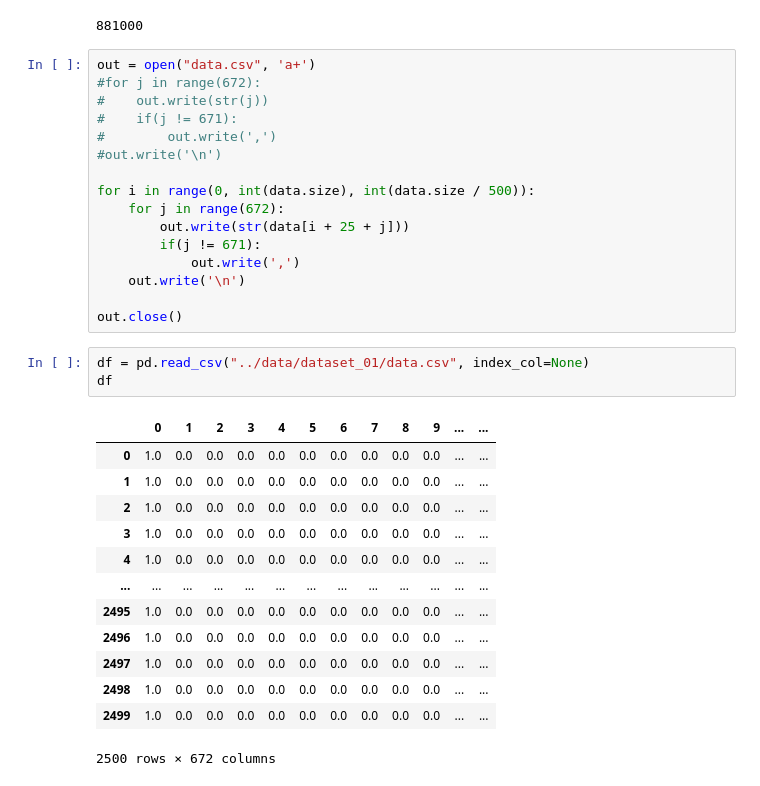
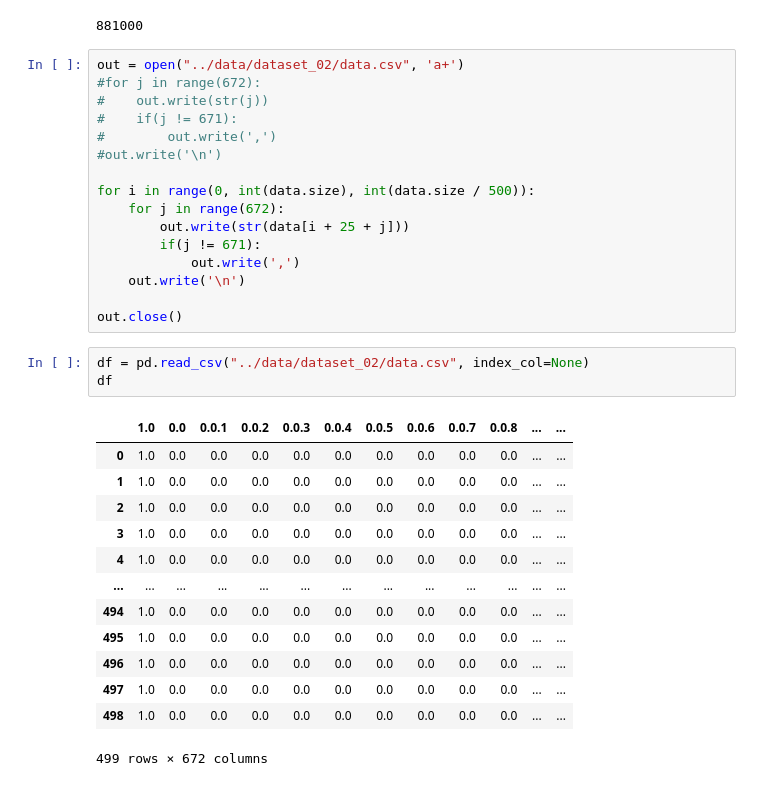
Before and after one commit to mawerid/muon_NN_NEVOD, a Jupyter notebook: src/handle_raw_data.ipynb, the cells around one changed output. Cells and saved outputs as stored; diff of their text form.

```diff
--- a/src/handle_raw_data.ipynb
+++ b/src/handle_raw_data.ipynb
@@ -22,7 +22,7 @@ data.size
 # %% [output]
 881000
 # %%
-out = open("data.csv", 'a+')
+out = open("../data/dataset_02/data.csv", 'a+')
 #for j in range(672):
 #    out.write(str(j))
 #    if(j != 671):
@@ -38,20 +38,20 @@ for i in range(0, int(data.size), int(data.size / 500)):
 
 out.close()
 # %%
-df = pd.read_csv("../data/dataset_01/data.csv", index_col=None)
+df = pd.read_csv("../data/dataset_02/data.csv", index_col=None)
 df
 # %% [output]
-|  | 0 | 1 | 2 | 3 | 4 | 5 | 6 | 7 | 8 | 9 | ... | ... |
+|  | 1.0 | 0.0 | 0.0.1 | 0.0.2 | 0.0.3 | 0.0.4 | 0.0.5 | 0.0.6 | 0.0.7 | 0.0.8 | ... | ... |
 | 0 | 1.0 | 0.0 | 0.0 | 0.0 | 0.0 | 0.0 | 0.0 | 0.0 | 0.0 | 0.0 | ... | ... |
 | 1 | 1.0 | 0.0 | 0.0 | 0.0 | 0.0 | 0.0 | 0.0 | 0.0 | 0.0 | 0.0 | ... | ... |
 | 2 | 1.0 | 0.0 | 0.0 | 0.0 | 0.0 | 0.0 | 0.0 | 0.0 | 0.0 | 0.0 | ... | ... |
 | 3 | 1.0 | 0.0 | 0.0 | 0.0 | 0.0 | 0.0 | 0.0 | 0.0 | 0.0 | 0.0 | ... | ... |
 | 4 | 1.0 | 0.0 | 0.0 | 0.0 | 0.0 | 0.0 | 0.0 | 0.0 | 0.0 | 0.0 | ... | ... |
 | ... | ... | ... | ... | ... | ... | ... | ... | ... | ... | ... | ... | ... |
-| 2495 | 1.0 | 0.0 | 0.0 | 0.0 | 0.0 | 0.0 | 0.0 | 0.0 | 0.0 | 0.0 | ... | ... |
-| 2496 | 1.0 | 0.0 | 0.0 | 0.0 | 0.0 | 0.0 | 0.0 | 0.0 | 0.0 | 0.0 | ... | ... |
-| 2497 | 1.0 | 0.0 | 0.0 | 0.0 | 0.0 | 0.0 | 0.0 | 0.0 | 0.0 | 0.0 | ... | ... |
-| 2498 | 1.0 | 0.0 | 0.0 | 0.0 | 0.0 | 0.0 | 0.0 | 0.0 | 0.0 | 0.0 | ... | ... |
-| 2499 | 1.0 | 0.0 | 0.0 | 0.0 | 0.0 | 0.0 | 0.0 | 0.0 | 0.0 | 0.0 | ... | ... |
+| 494 | 1.0 | 0.0 | 0.0 | 0.0 | 0.0 | 0.0 | 0.0 | 0.0 | 0.0 | 0.0 | ... | ... |
+| 495 | 1.0 | 0.0 | 0.0 | 0.0 | 0.0 | 0.0 | 0.0 | 0.0 | 0.0 | 0.0 | ... | ... |
+| 496 | 1.0 | 0.0 | 0.0 | 0.0 | 0.0 | 0.0 | 0.0 | 0.0 | 0.0 | 0.0 | ... | ... |
+| 497 | 1.0 | 0.0 | 0.0 | 0.0 | 0.0 | 0.0 | 0.0 | 0.0 | 0.0 | 0.0 | ... | ... |
+| 498 | 1.0 | 0.0 | 0.0 | 0.0 | 0.0 | 0.0 | 0.0 | 0.0 | 0.0 | 0.0 | ... | ... |
-2500 rows × 672 columns
+499 rows × 672 columns
 # %%
```
Also changed, not shown: parts of 3 cells of this notebook, 17 other files.
